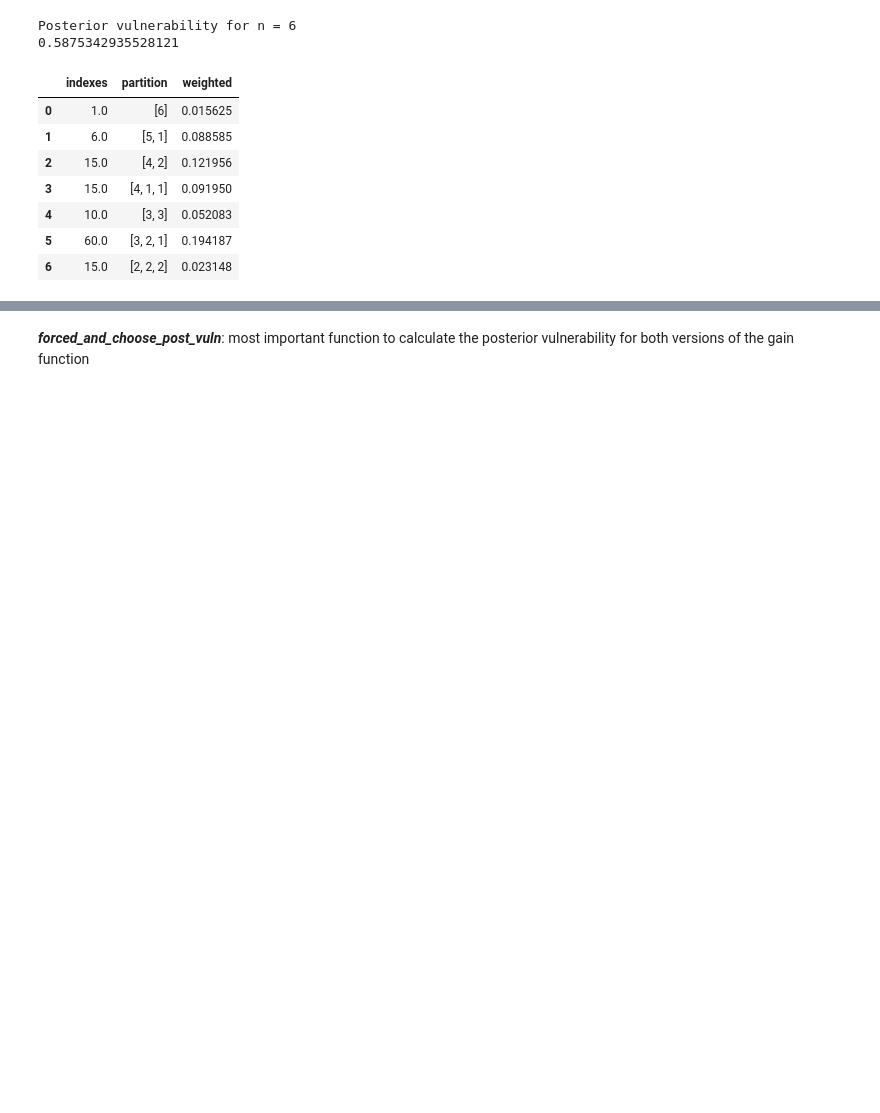
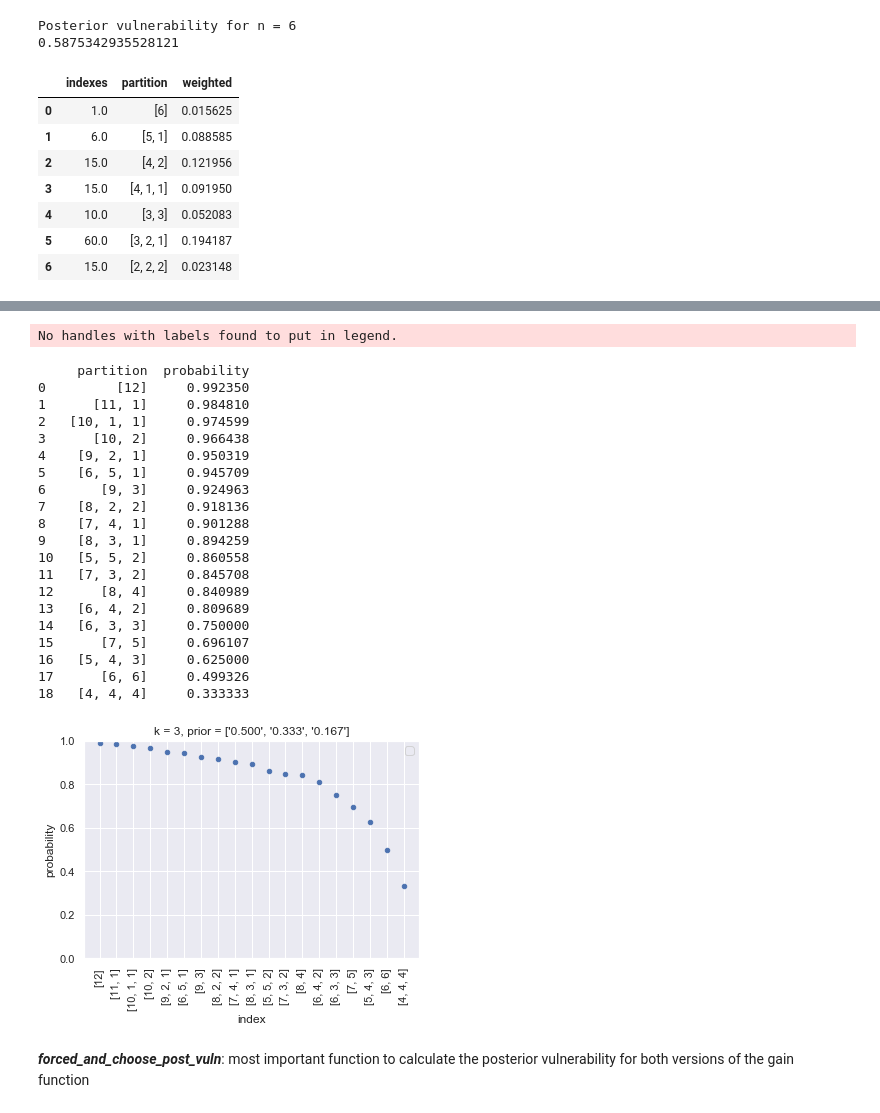
Before and after one commit to majk12/pbv, a Jupyter notebook: gain_choose.ipynb, the cells around one changed output, grey strips where cells are left out. Cells and saved outputs as stored; diff of their text form; code cells hidden in the pictures; blank space fills up the shorter version.

Commit message:
normalized func, w graph, sorted

```diff
--- a/gain_choose.ipynb
+++ b/gain_choose.ipynb
@@ -191,0 +207,5 @@ def choices_matrix_5(df, int_list):
+# %%
+post, val, dis = choose_max(norm)
+print("post: ", post)
+print("val: ", val)
+print("disease: ", dis)
@@ -410,0 +449,20 @@ my_forced_choices_df
+# %%
+def normalized_choose_post_vuln(n, k, pi): #does not return a dataframe w/every partition
+    data = []
+    pi_dict = k_dictionary(pi) # the dictionary of diseases and probabilies {a:1/2, b:1/3, etc.}
+    for p in partitions(n, m=k):
+        p_guess = {}
+        num_index = calc_index_partitions(n,p) # p's number of index partitions
+        df, int_list = type_3(p, pi_dict, k) # the probabilities of different types of the column
+        df_g = choices_matrix(df, int_list) # the disease:block size guesses the adversary can make
+        norm = df_g.div(df_g.sum(axis=1), axis = 0)
+        probability, block_size, disease = choose_max(norm)#posterior vuln for 1 p and best guess
+        p_guess = {'partition': int_list, 'probability': probability, 'block_size': block_size, 'disease': disease}
+        data.append(p_guess)
+    choices_df = pda.DataFrame(data = data)
+    return choices_df
+# %%
+n = 6
+k = 3
+norm_df = normalized_choose_post_vuln(n, k, [1/2, 1/3, 1/6])
+norm_df
@@ -411,3 +478,44 @@ my_forced_choices_df
+# %%
+def graph_choose_normalized(n, k, probs, df):
+    df_s = df.sort_values(by=['probability'], ascending=False).filter(['partition', 'probability'], axis = 1).reset_index(drop=True)
+    print(df_s)
+    df_s.reset_index().plot.scatter(x='index',
+                y='probability')
+    plt.xticks(df_s.index, df_s['partition'], rotation=90)
+    plt.ylim(bottom=0, top = 1)
+    # title rounds the prior
+    format_probs = ['%.3f' % prob for prob in probs]
+    plt.title(f'k = {k}, prior = {format_probs}')
+    plt.legend()
+    plt.show()
+# %%
+n =12
+k = 3
+norm_df = normalized_choose_post_vuln(n, k, [1/2, 1/3, 1/6])
+graph_choose_normalized(n, k, [1/2, 1/3, 1/6], norm_df)
+# %% [output]
+No handles with labels found to put in legend.
+     partition  probability
+0         [12]     0.992350
+1      [11, 1]     0.984810
+2   [10, 1, 1]     0.974599
+3      [10, 2]     0.966438
+4    [9, 2, 1]     0.950319
+5    [6, 5, 1]     0.945709
+6       [9, 3]     0.924963
+7    [8, 2, 2]     0.918136
+8    [7, 4, 1]     0.901288
+9    [8, 3, 1]     0.894259
+10   [5, 5, 2]     0.860558
+11   [7, 3, 2]     0.845708
+12      [8, 4]     0.840989
+13   [6, 4, 2]     0.809689
+14   [6, 3, 3]     0.750000
+15      [7, 5]     0.696107
+16   [5, 4, 3]     0.625000
+17      [6, 6]     0.499326
+18   [4, 4, 4]     0.333333
+[figure, added]
 # %% [markdown]
 ***forced_and_choose_post_vuln***: most important function to calculate the posterior vulnerability for both versions of the gain function
 # %%
```
Also changed, not shown: parts of 20 cells of this notebook.
